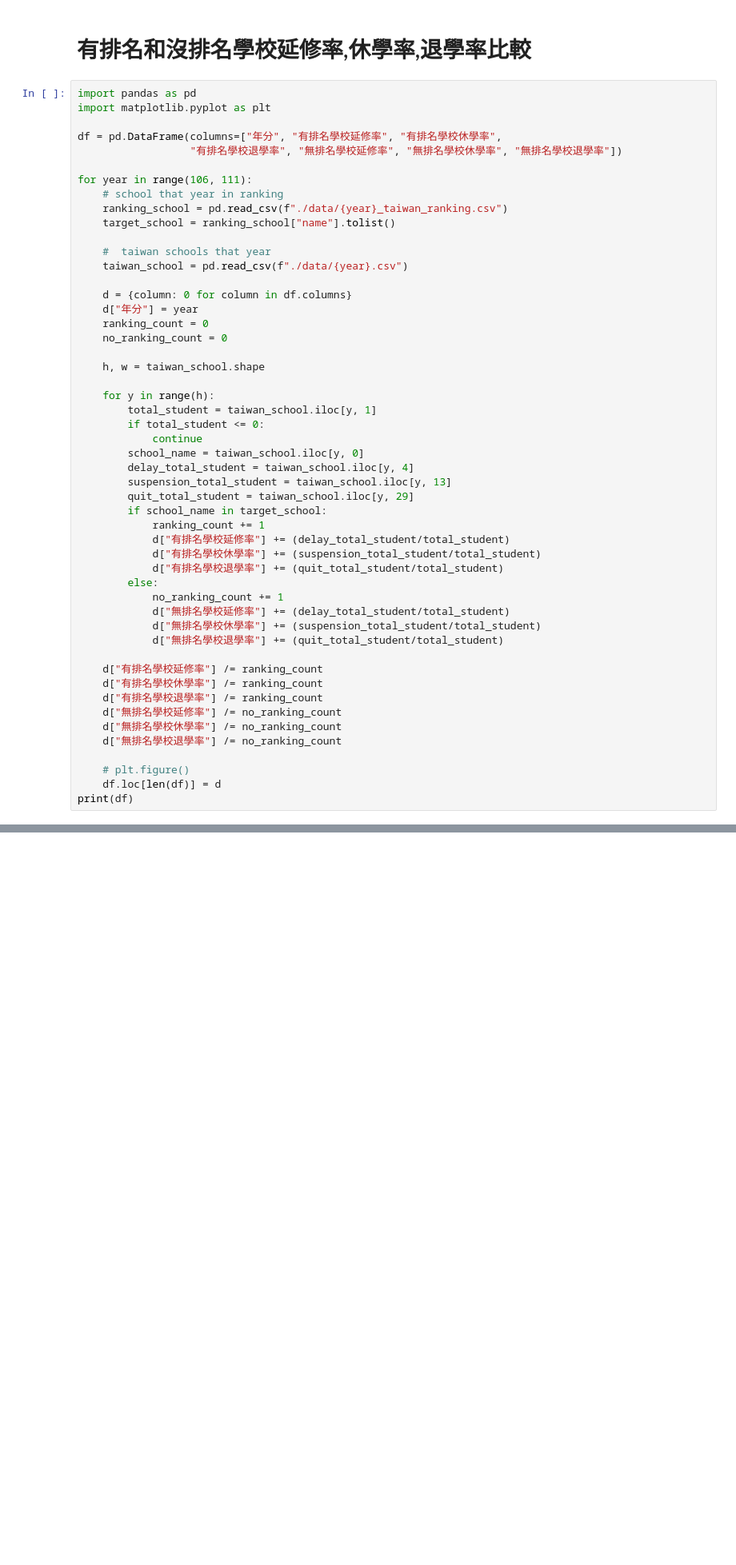
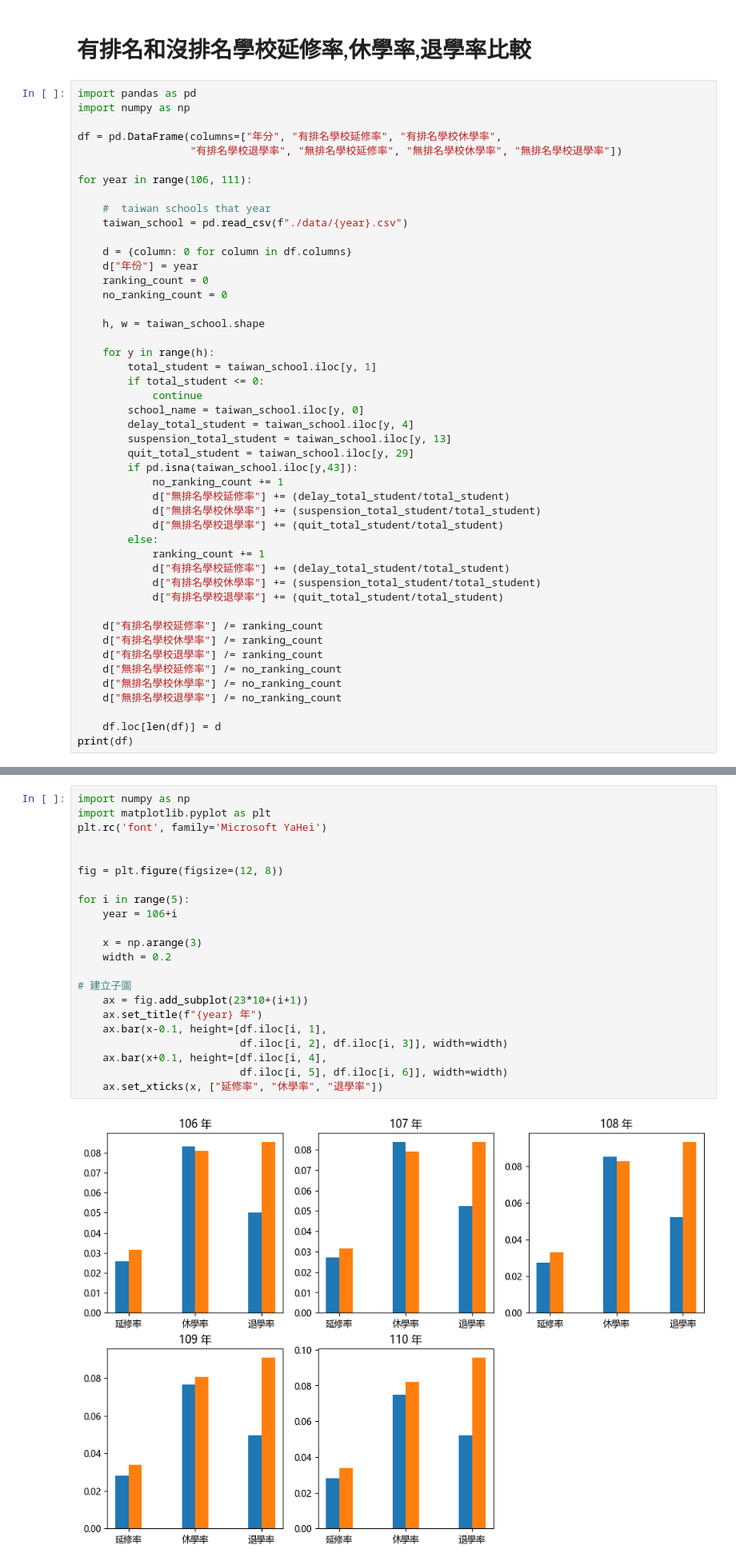
Before and after one commit to nocodenolife3742/Data-Programming-Final-Report, a Jupyter notebook: make_output.ipynb, the cells around one changed output, grey strips where cells are left out. Shown: that part at 80% size. Cells and saved outputs as stored; diff of their text form; blank space fills up the shorter version.

Commit message:
update new chart

```diff
--- a/make_output.ipynb
+++ b/make_output.ipynb
@@ -166,21 +166,18 @@ for file in files:
 # 有排名和沒排名學校延修率,休學率,退學率比較
 # %%
 import pandas as pd
-import matplotlib.pyplot as plt
+import numpy as np
 
 df = pd.DataFrame(columns=["年分", "有排名學校延修率", "有排名學校休學率",
                   "有排名學校退學率", "無排名學校延修率", "無排名學校休學率", "無排名學校退學率"])
 
 for year in range(106, 111):
-    # school that year in ranking
-    ranking_school = pd.read_csv(f"./data/{year}_taiwan_ranking.csv")
-    target_school = ranking_school["name"].tolist()
 
     #  taiwan schools that year
     taiwan_school = pd.read_csv(f"./data/{year}.csv")
 
     d = {column: 0 for column in df.columns}
-    d["年分"] = year
+    d["年份"] = year
     ranking_count = 0
     no_ranking_count = 0
 
@@ -194,16 +191,16 @@ for year in range(106, 111):
         delay_total_student = taiwan_school.iloc[y, 4]
         suspension_total_student = taiwan_school.iloc[y, 13]
         quit_total_student = taiwan_school.iloc[y, 29]
-        if school_name in target_school:
+        if pd.isna(taiwan_school.iloc[y,43]):
+            no_ranking_count += 1
+            d["無排名學校延修率"] += (delay_total_student/total_student)
+            d["無排名學校休學率"] += (suspension_total_student/total_student)
+            d["無排名學校退學率"] += (quit_total_student/total_student)
+        else:
             ranking_count += 1
             d["有排名學校延修率"] += (delay_total_student/total_student)
             d["有排名學校休學率"] += (suspension_total_student/total_student)
             d["有排名學校退學率"] += (quit_total_student/total_student)
-        else:
-            no_ranking_count += 1
-            d["無排名學校延修率"] += (delay_total_student/total_student)
-            d["無排名學校休學率"] += (suspension_total_student/total_student)
-            d["無排名學校退學率"] += (quit_total_student/total_student)
 
     d["有排名學校延修率"] /= ranking_count
     d["有排名學校休學率"] /= ranking_count
@@ -212,7 +209,6 @@ for year in range(106, 111):
     d["無排名學校休學率"] /= no_ranking_count
     d["無排名學校退學率"] /= no_ranking_count
 
-    # plt.figure()
     df.loc[len(df)] = d
 print(df)
 # %% [output]
@@ -219,0 +221,24 @@ FileNotFoundError: [Errno 2] No such file or directory: './data/106_taiwan_ranki
+# %%
+import numpy as np
+import matplotlib.pyplot as plt
+plt.rc('font', family='Microsoft YaHei')
+
+
+fig = plt.figure(figsize=(12, 8))
+
+for i in range(5):
+    year = 106+i
+
+    x = np.arange(3)
+    width = 0.2
+
+# 建立子圖
+    ax = fig.add_subplot(23*10+(i+1))
+    ax.set_title(f"{year} 年")
+    ax.bar(x-0.1, height=[df.iloc[i, 1],
+                          df.iloc[i, 2], df.iloc[i, 3]], width=width)
+    ax.bar(x+0.1, height=[df.iloc[i, 4],
+                          df.iloc[i, 5], df.iloc[i, 6]], width=width)
+    ax.set_xticks(x, ["延修率", "休學率", "退學率"])
+# %% [output]
+[figure, added]
```
Also changed, not shown: parts of 5 cells of this notebook.
